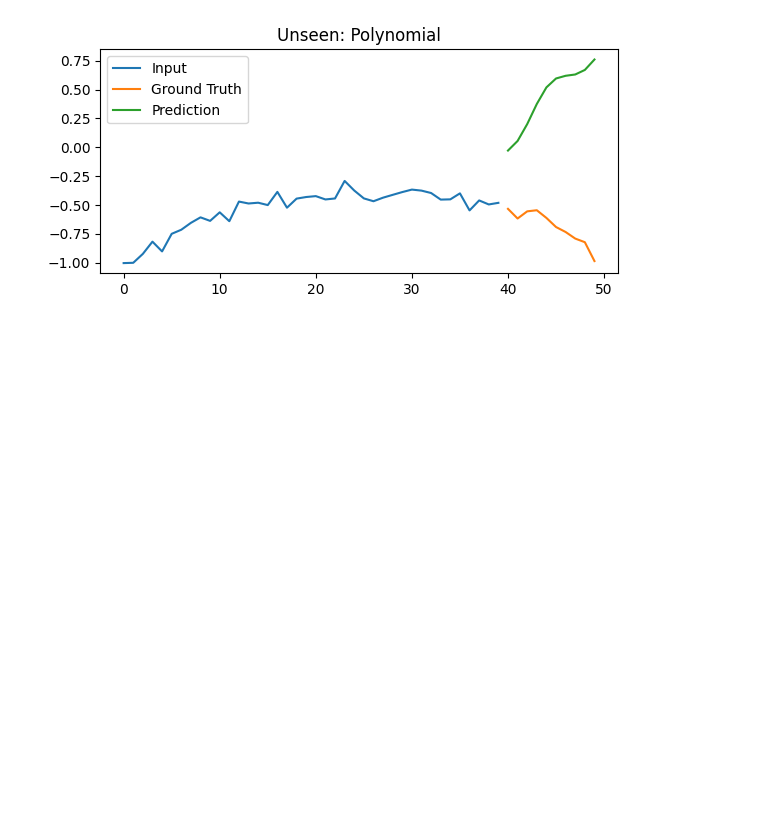
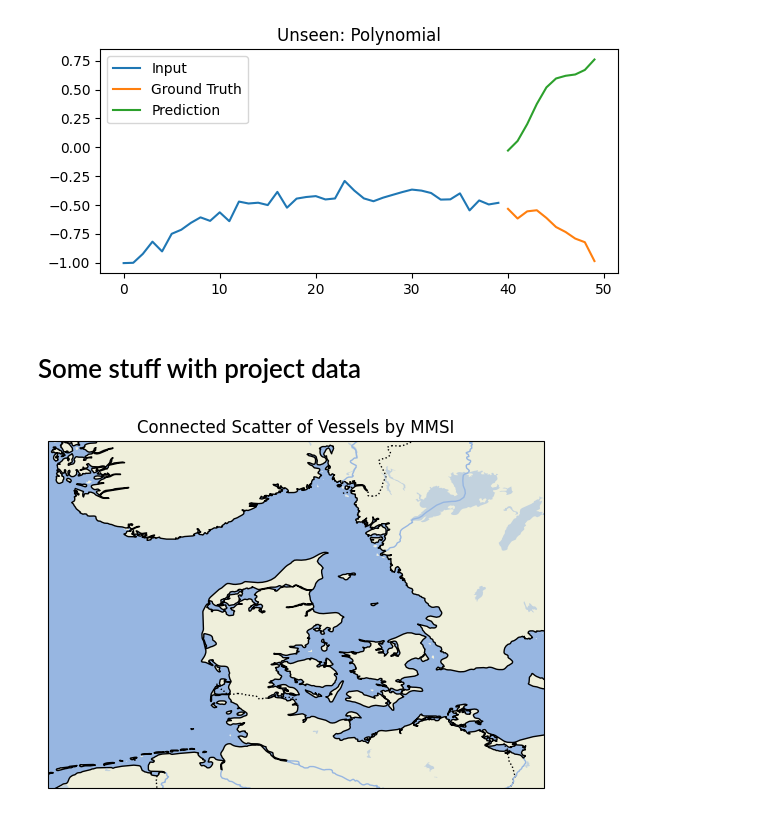
Before and after one commit to veronikal24/DeepLearning, a Jupyter notebook: testing_kevin.ipynb, the cells around one changed output. Cells and saved outputs as stored; diff of their text form; code cells hidden in the pictures; blank space fills up the shorter version.

```diff
--- a/testing_kevin.ipynb
+++ b/testing_kevin.ipynb
@@ -481,3 +481,11 @@ for name, f in unseen_funcs:
 [figure]
 [figure]
 [figure]
+# %% [markdown]
+# Some stuff with project data
+# %%
+from dataloader import plot_paths_on_map
+
+plot_paths_on_map(None)
+# %% [output]
+[figure, added]
```
Also changed, not shown: parts of 5 cells of this notebook.
